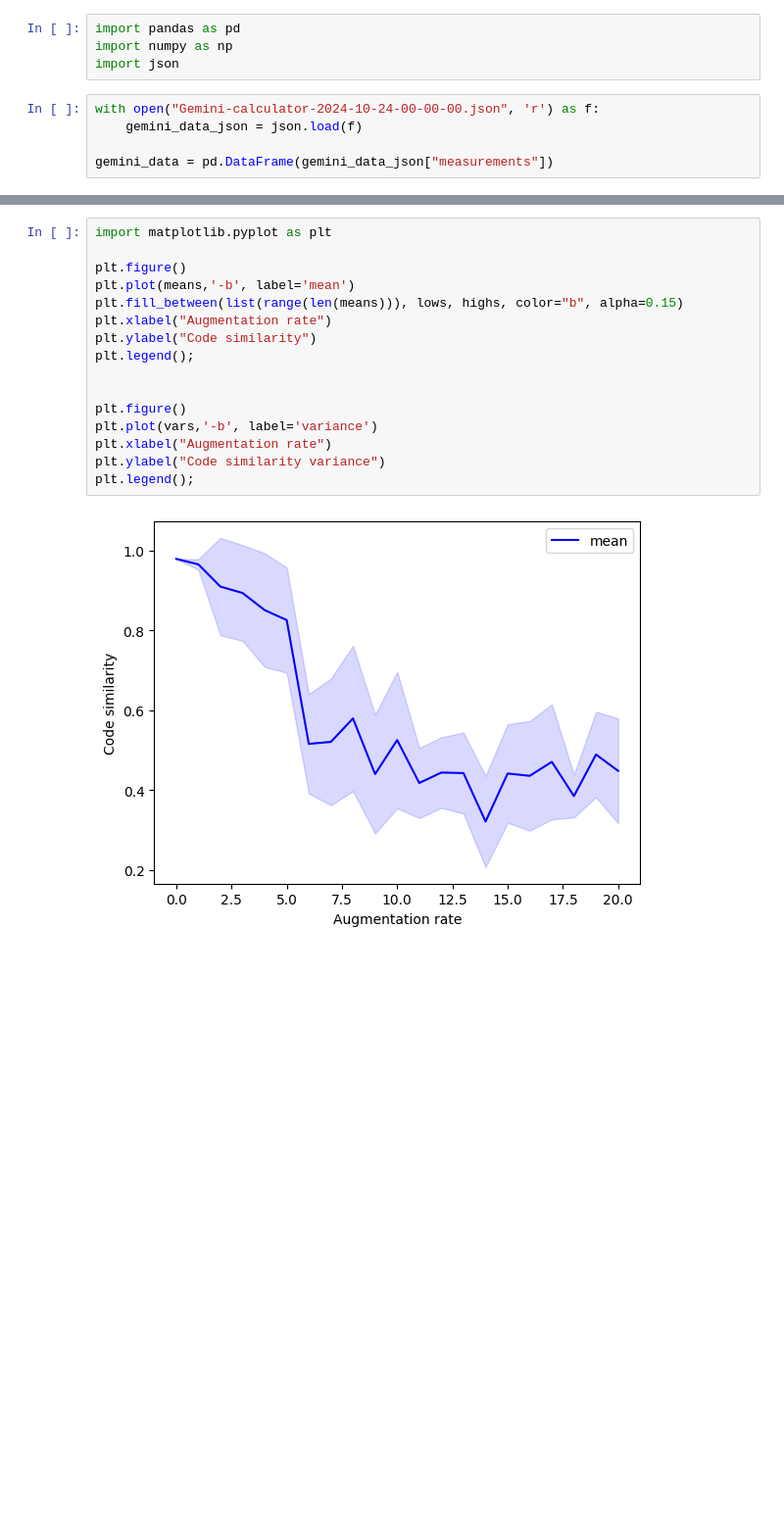
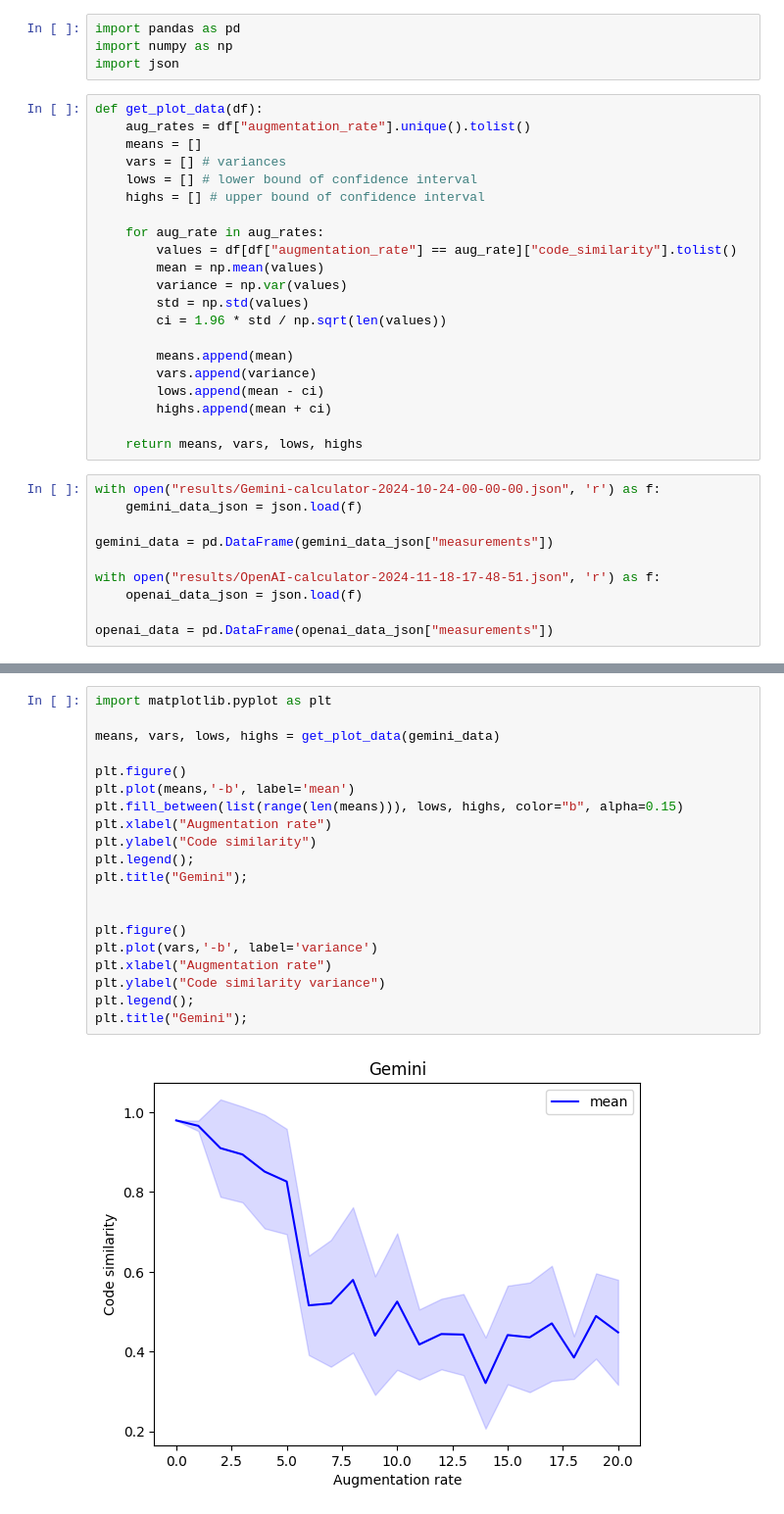
Before and after one commit to apaleyes/code-gen-sensitivity, a Jupyter notebook: analysis.ipynb, the cells around one changed output, grey strips where cells are left out. Shown at 98% size. Cells and saved outputs as stored; diff of their text form; blank space fills up the shorter version.

Commit message:
Added OpenAI, models to separate folder

```diff
--- a/analysis.ipynb
+++ b/analysis.ipynb
@@ -2,8 +2,34 @@
 import pandas as pd
 import numpy as np
 import json
+# %%
+def get_plot_data(df):
+    aug_rates = df["augmentation_rate"].unique().tolist()
+    means = []
+    vars = [] # variances
+    lows = [] # lower bound of confidence interval
+    highs = [] # upper bound of confidence interval
+
+    for aug_rate in aug_rates:
+        values = df[df["augmentation_rate"] == aug_rate]["code_similarity"].tolist()
+        mean = np.mean(values)
+        variance = np.var(values)
+        std = np.std(values)
+        ci = 1.96 * std / np.sqrt(len(values))
+
+        means.append(mean)
+        vars.append(variance)
+        lows.append(mean - ci)
+        highs.append(mean + ci)
+
+    return means, vars, lows, highs
 # %%
-with open("Gemini-calculator-2024-10-24-00-00-00.json", 'r') as f:
+with open("results/Gemini-calculator-2024-10-24-00-00-00.json", 'r') as f:
     gemini_data_json = json.load(f)
 
 gemini_data = pd.DataFrame(gemini_data_json["measurements"])
+
+with open("results/OpenAI-calculator-2024-11-18-17-48-51.json", 'r') as f:
+    openai_data_json = json.load(f)
+
+openai_data = pd.DataFrame(openai_data_json["measurements"])
@@ -28,18 +36,22 @@ for aug_rate in aug_rates:
 # %%
 import matplotlib.pyplot as plt
+
+means, vars, lows, highs = get_plot_data(gemini_data)
 
 plt.figure()
 plt.plot(means,'-b', label='mean')
 plt.fill_between(list(range(len(means))), lows, highs, color="b", alpha=0.15)
 plt.xlabel("Augmentation rate")
 plt.ylabel("Code similarity")
 plt.legend();
+plt.title("Gemini");
 
 
 plt.figure()
 plt.plot(vars,'-b', label='variance')
 plt.xlabel("Augmentation rate")
 plt.ylabel("Code similarity variance")
 plt.legend();
+plt.title("Gemini");
 # %% [output]
-[figure, old version]
+[figure, new version]
```
Also changed, not shown: parts of 3 cells of this notebook, 12 other files.
